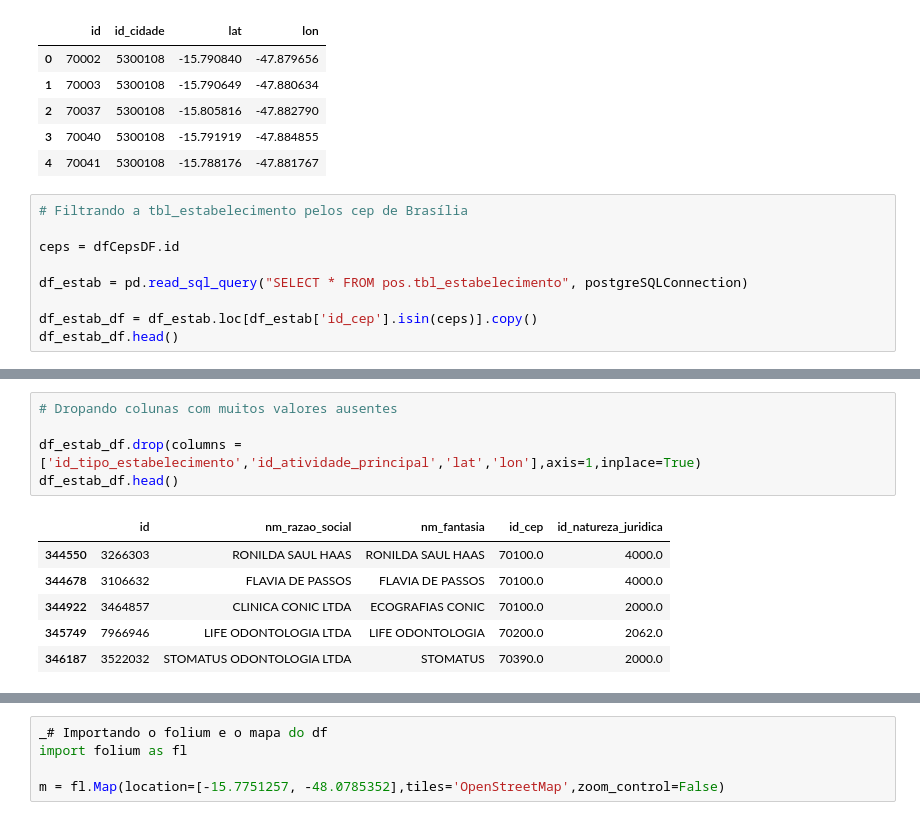
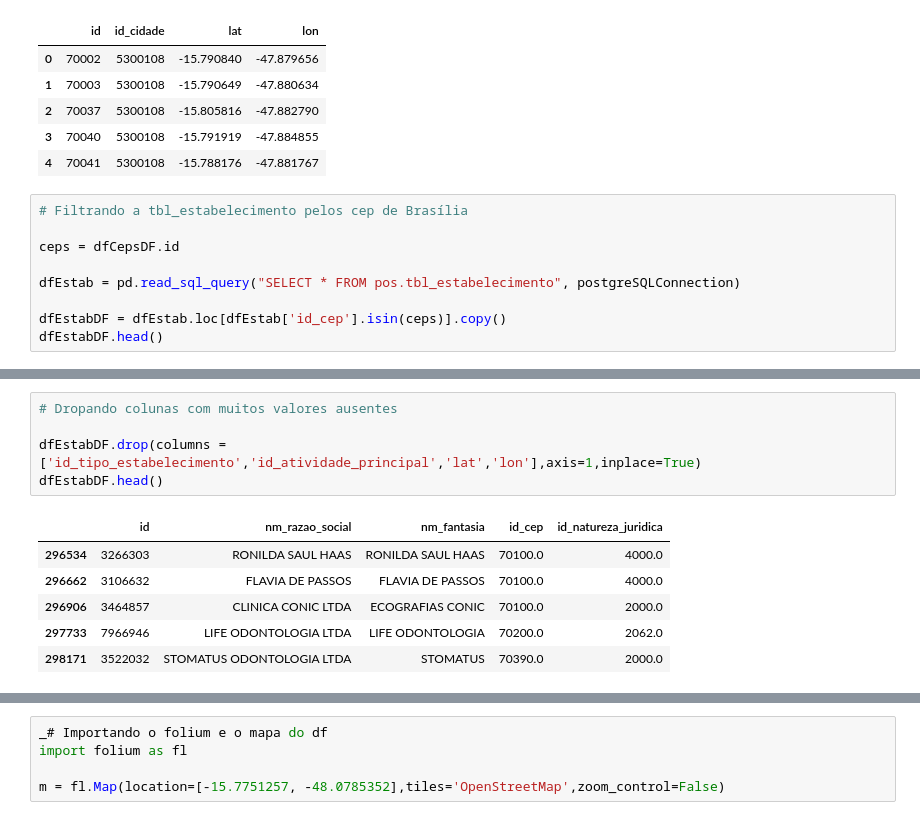
Before and after one commit to raquelcreis/vacina_covid_bsb, a Jupyter notebook: notebook.ipynb, the cells around one changed output, grey strips where cells are left out. Drawn from its saved outputs; the diff is of its cells as text.

```diff
--- a/notebook.ipynb
+++ b/notebook.ipynb
@@ -52,9 +52,9 @@ dfCepsDF.head()
 
 ceps = dfCepsDF.id
 
-df_estab = pd.read_sql_query("SELECT * FROM pos.tbl_estabelecimento", postgreSQLConnection)
+dfEstab = pd.read_sql_query("SELECT * FROM pos.tbl_estabelecimento", postgreSQLConnection)
 
-df_estab_df = df_estab.loc[df_estab['id_cep'].isin(ceps)].copy()
-df_estab_df.head()
+dfEstabDF = dfEstab.loc[dfEstab['id_cep'].isin(ceps)].copy()
+dfEstabDF.head()
 # %% [output]
 |  | id | nm_razao_social | nm_fantasia | id_cep | id_natureza_juridica | id_tipo_estabelecimento | ... |
@@ -107,15 +107,15 @@ df_estab_df.describe()
 # %%
 # Dropando colunas com muitos valores ausentes
 
-df_estab_df.drop(columns = ['id_tipo_estabelecimento','id_atividade_principal','lat','lon'],axis=1,inplace=True)
-df_estab_df.head()
+dfEstabDF.drop(columns = ['id_tipo_estabelecimento','id_atividade_principal','lat','lon'],axis=1,inplace=True)
+dfEstabDF.head()
 # %% [output]
 |  | id | nm_razao_social | nm_fantasia | id_cep | id_natureza_juridica |
-| 344550 | 3266303 | RONILDA SAUL HAAS | RONILDA SAUL HAAS | 70100.0 | 4000.0 |
-| 344678 | 3106632 | FLAVIA DE PASSOS | FLAVIA DE PASSOS | 70100.0 | 4000.0 |
-| 344922 | 3464857 | CLINICA CONIC LTDA | ECOGRAFIAS CONIC | 70100.0 | 2000.0 |
-| 345749 | 7966946 | LIFE ODONTOLOGIA LTDA | LIFE ODONTOLOGIA | 70200.0 | 2062.0 |
-| 346187 | 3522032 | STOMATUS ODONTOLOGIA LTDA | STOMATUS | 70390.0 | 2000.0 |
+| 296534 | 3266303 | RONILDA SAUL HAAS | RONILDA SAUL HAAS | 70100.0 | 4000.0 |
+| 296662 | 3106632 | FLAVIA DE PASSOS | FLAVIA DE PASSOS | 70100.0 | 4000.0 |
+| 296906 | 3464857 | CLINICA CONIC LTDA | ECOGRAFIAS CONIC | 70100.0 | 2000.0 |
+| 297733 | 7966946 | LIFE ODONTOLOGIA LTDA | LIFE ODONTOLOGIA | 70200.0 | 2062.0 |
+| 298171 | 3522032 | STOMATUS ODONTOLOGIA LTDA | STOMATUS | 70390.0 | 2000.0 |
 # %%
 # Coletando dados dos estabelecimentos que foram postos de vacinação da base geral
 
```
Also changed, not shown: parts of 39 cells of this notebook.
